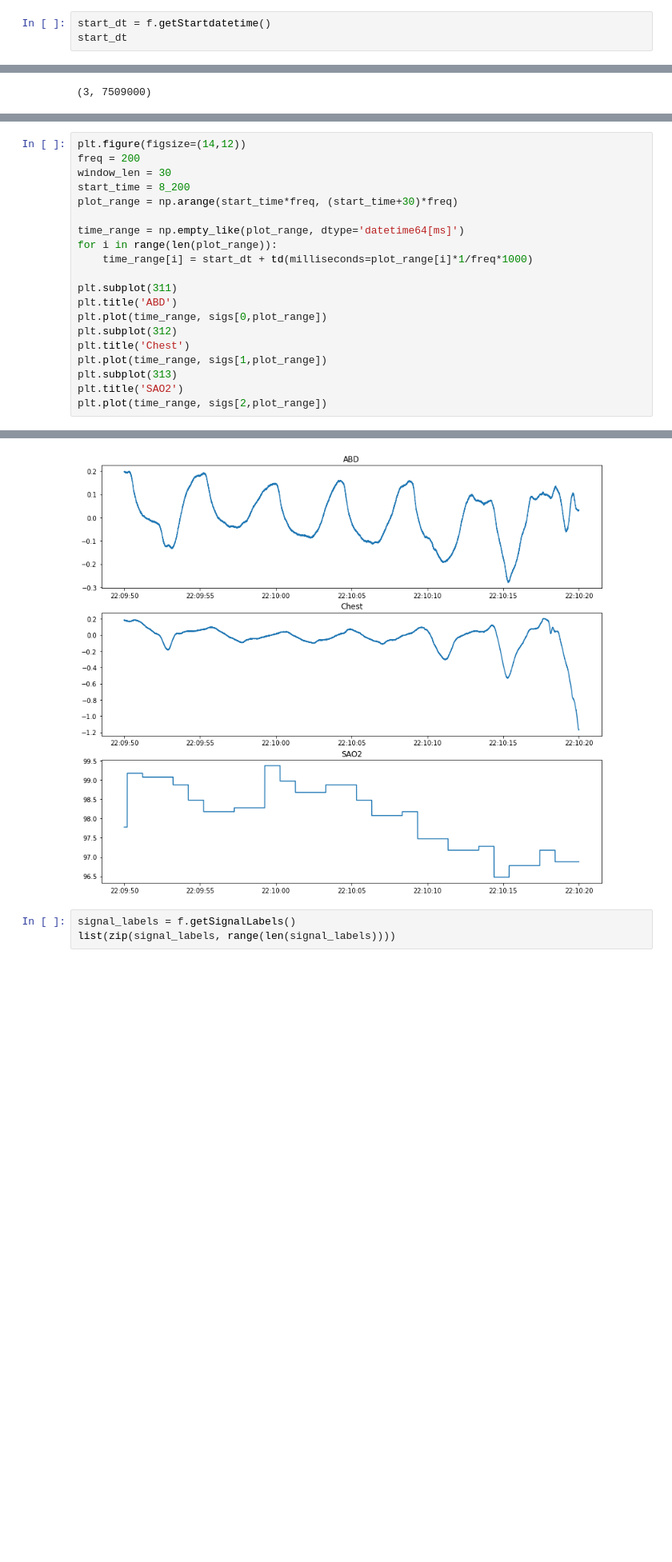
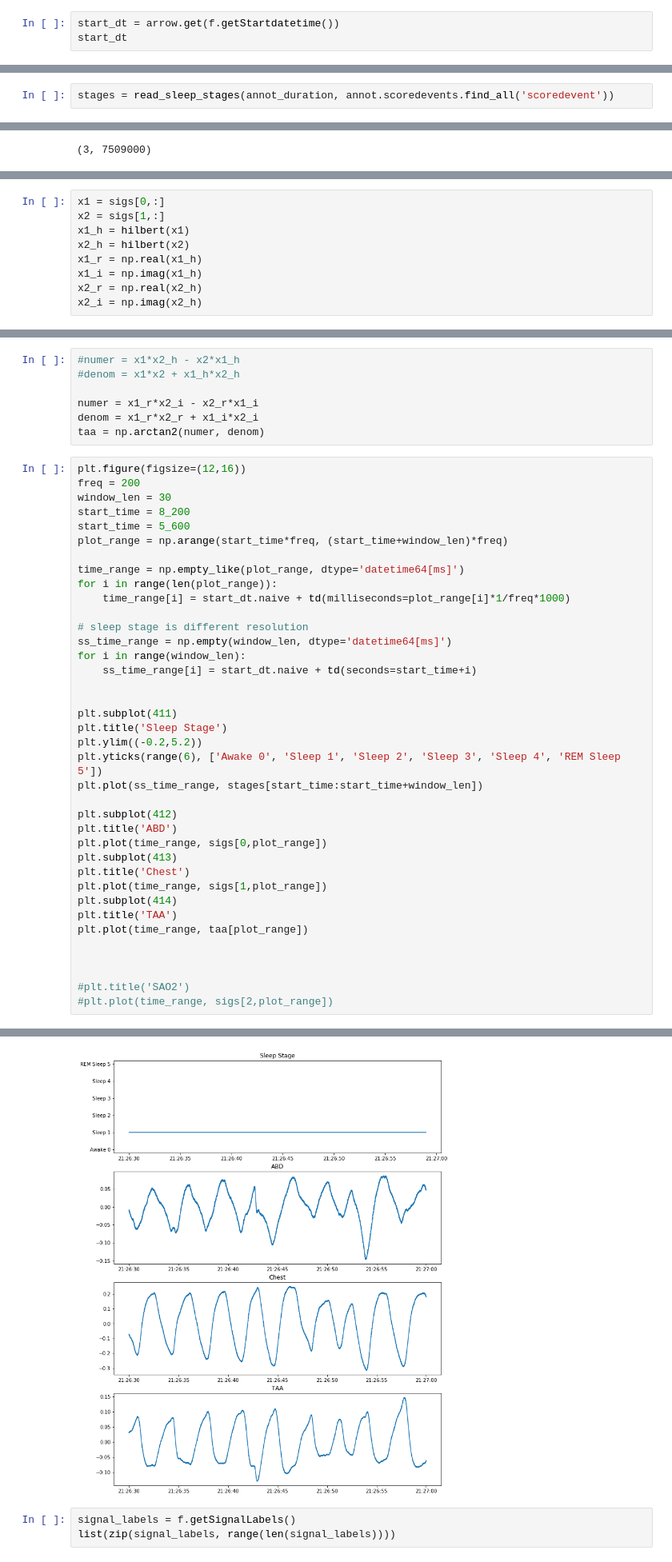
Before and after one commit to jonathanbranam/aisdb, a Jupyter notebook: FirstReadEDF.ipynb, the cells around one changed output, grey strips where cells are left out. Shown: that part at 80% size. Cells and saved outputs as stored; diff of their text form; blank space fills up the shorter version.

Commit message:
XML annot and TAA attempt 1.

```diff
--- a/FirstReadEDF.ipynb
+++ b/FirstReadEDF.ipynb
@@ -17,6 +24,6 @@ f.getFileDuration()
 # %% [output]
 37545
 # %%
-start_dt = f.getStartdatetime()
+start_dt = arrow.get(f.getStartdatetime())
 start_dt
 # %% [output]
@@ -54,6 +88,8 @@ sigs = read_edf_signals(f, ['ABD', 'Chest', 'SAO2'])
 read 0 from 34
 read 1 from 33
 read 2 from 49
+# %%
+stages = read_sleep_stages(annot_duration, annot.scoredevents.find_all('scoredevent'))
 # %%
 sigs.shape
 # %% [output]
@@ -60,0 +99,9 @@ sigs.shape
+# %%
+x1 = sigs[0,:]
+x2 = sigs[1,:]
+x1_h = hilbert(x1)
+x2_h = hilbert(x2)
+x1_r = np.real(x1_h)
+x1_i = np.imag(x1_h)
+x2_r = np.real(x2_h)
+x2_i = np.imag(x2_h)
@@ -61,26 +112,51 @@ sigs.shape
+# %%
+#numer = x1*x2_h - x2*x1_h
+#denom = x1*x2 + x1_h*x2_h
+
+numer = x1_r*x2_i - x2_r*x1_i
+denom = x1_r*x2_r + x1_i*x2_i
+taa = np.arctan2(numer, denom)
 # %%
-plt.figure(figsize=(14,12))
+plt.figure(figsize=(12,16))
 freq = 200
 window_len = 30
 start_time = 8_200
-plot_range = np.arange(start_time*freq, (start_time+30)*freq)
+start_time = 5_600
+plot_range = np.arange(start_time*freq, (start_time+window_len)*freq)
 
 time_range = np.empty_like(plot_range, dtype='datetime64[ms]')
 for i in range(len(plot_range)):
-    time_range[i] = start_dt + td(milliseconds=plot_range[i]*1/freq*1000)
+    time_range[i] = start_dt.naive + td(milliseconds=plot_range[i]*1/freq*1000)
 
-plt.subplot(311)
+# sleep stage is different resolution
+ss_time_range = np.empty(window_len, dtype='datetime64[ms]')
+for i in range(window_len):
+    ss_time_range[i] = start_dt.naive + td(seconds=start_time+i)
+
+
+plt.subplot(411)
+plt.title('Sleep Stage')
+plt.ylim((-0.2,5.2))
+plt.yticks(range(6), ['Awake 0', 'Sleep 1', 'Sleep 2', 'Sleep 3', 'Sleep 4', 'REM Sleep 5'])
+plt.plot(ss_time_range, stages[start_time:start_time+window_len])
+
+plt.subplot(412)
 plt.title('ABD')
 plt.plot(time_range, sigs[0,plot_range])
-plt.subplot(312)
+plt.subplot(413)
 plt.title('Chest')
 plt.plot(time_range, sigs[1,plot_range])
-plt.subplot(313)
-plt.title('SAO2')
-plt.plot(time_range, sigs[2,plot_range])
+plt.subplot(414)
+plt.title('TAA')
+plt.plot(time_range, taa[plot_range])
+
+
+
+#plt.title('SAO2')
+#plt.plot(time_range, sigs[2,plot_range])
 # %% [output]
 [<matplotlib.lines.Line2D at 0x...>]
-[figure, old version]
+[figure, new version]
 # %%
 signal_labels = f.getSignalLabels()
 list(zip(signal_labels, range(len(signal_labels))))
```
Also changed, not shown: parts of 9 cells of this notebook.
